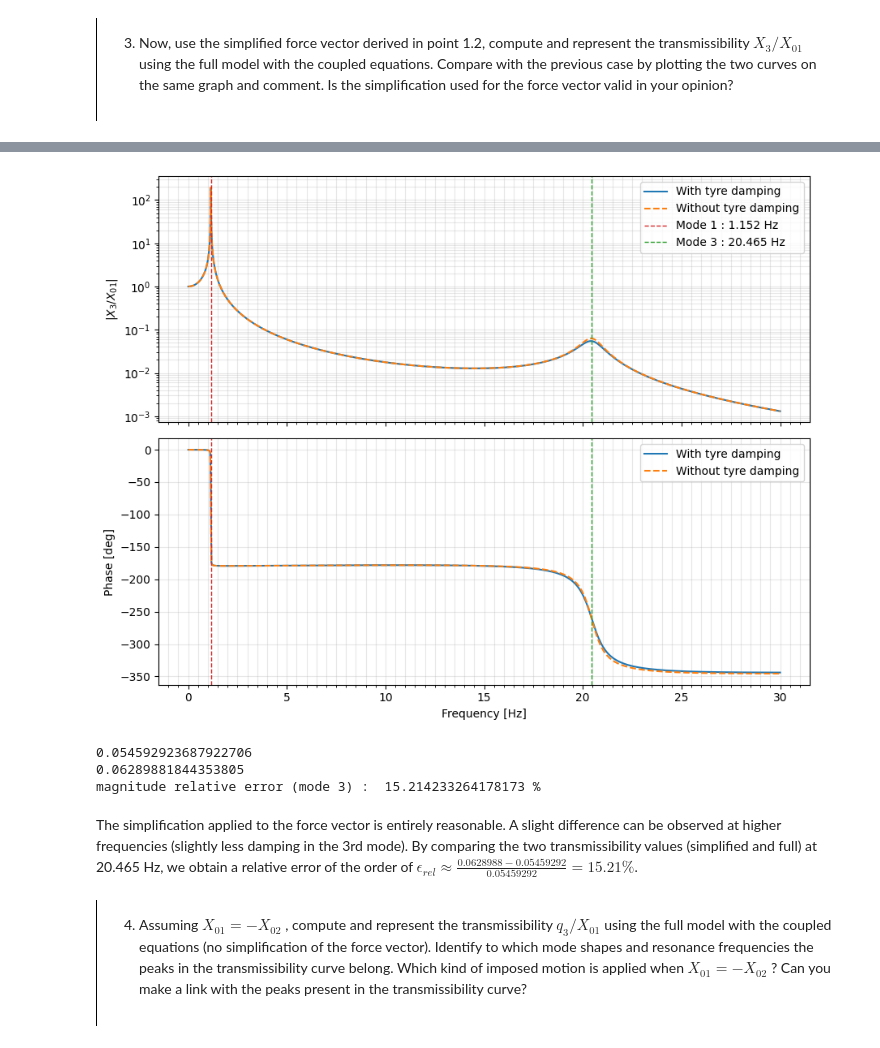
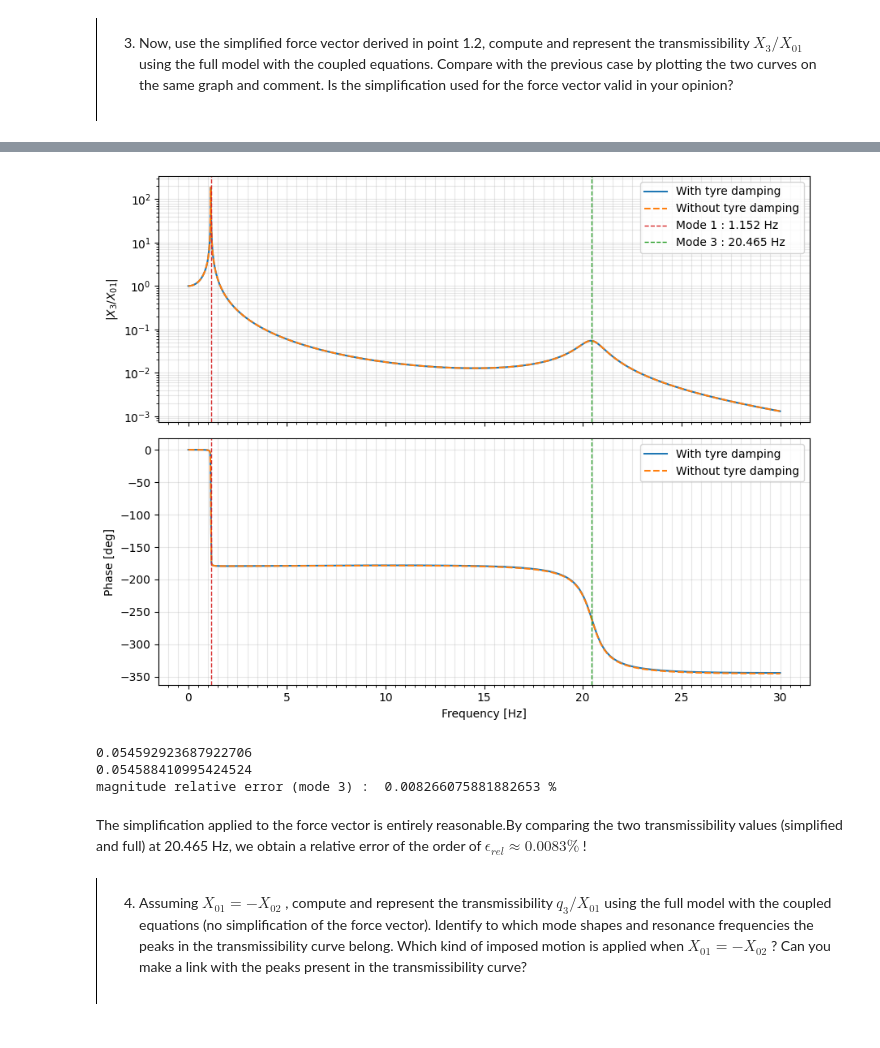
Before and after one commit to ruelenslais9-spec/MV2627_Exercises, a Jupyter notebook: Project2627/project.ipynb, the cells around one changed output, grey strips where cells are left out. Drawn from its saved outputs; the diff is of its cells as text; code cells hidden in the pictures.

```diff
--- a/Project2627/project.ipynb
+++ b/Project2627/project.ipynb
@@ -274,11 +286,20 @@ def transfer_function_computation(freq,m,b,k,M0,B0,K0) :
   transfer_function=2*(B0*1j*w+K0)*(b*1j*w+k)/((-m*w*w+1j*w*b+k)*(-M0*w*w+1j*2*w*B0+2*K0)-(B0*1j*w+K0)*M0*w*w)
   return transfer_function
 
+#to compute with ONLY the force vector simplification !!! (we do not say b=0 in the system dynamic but only in the force vector !)
+def transfer_function_simplify_computation(freq,m,b,k,M0,B0,K0) :
+  w=2*np.pi*freq
+  transfer_function_simplify=2*(B0*1j*w+K0)*k/((-m*w*w+1j*w*b+k)*(-M0*w*w+1j*2*w*B0+2*K0)-(B0*1j*w+K0)*M0*w*w)
+  return transfer_function_simplify
+
 #full model initialisation
 freq=np.linspace(0.01,30,1000)
 transfer_function = np.zeros(np.size(freq),dtype=complex)
+transfer_function_simplify = np.zeros(np.size(freq),dtype=complex)
 transfer_function_magnitude = np.zeros(np.size(freq))
 transfer_function_phase = np.zeros(np.size(freq))
+transfer_function_simplify_magnitude = np.zeros(np.size(freq))
+transfer_function_simplify_phase = np.zeros(np.size(freq))
 
 #simplify model initialisation
 transfer_function_simplify = np.zeros(np.size(freq),dtype=complex)
@@ -288,7 +309,7 @@ transfer_function_simplify_phase = np.zeros(np.size(freq))
 #then we evaluate for each freq and for both model the transfer function value (complex)
 for i in range (np.size(freq)) :
   transfer_function[i]=transfer_function_computation(freq[i],m,b,k,M0,B0,K0)
-  transfer_function_simplify[i]=transfer_function_computation(freq[i],m,0,k,M0,B0,K0)  #here we just say "b=0" in the function argument to simplify our force vector* (neglecting tyre damping)
+  transfer_function_simplify[i]=transfer_function_simplify_computation(freq[i],m,b,k,M0,B0,K0)
 
 #then we take the full vector of complex number evaluated in the loop and we compute the modulus and the phase for the full and simplify model
 transfer_function_magnitude=np.abs(transfer_function)
@@ -297,10 +318,6 @@ transfer_function_phase=np.unwrap(np.angle(transfer_function)) * 180/np.pi #unwr
 transfer_function_simplify_magnitude=np.abs(transfer_function_simplify)
 transfer_function_simplify_phase=np.unwrap(np.angle(transfer_function_simplify)) * 180/np.pi
 
-
-#*I want to discuss a bit about our assumption : in the question, it is asked to use the force simplification (which was to say "oh ok let's set b=0 (no tyre damping)" to get rid of the frequency dependance.)
-# But the simplification of the force vector would implies to also simplify the dynamics of the system (because setting b=0 for the force but letting it exist for the dynamics feels weird...). Then, I don't know if it was expected to
-#just set b=0 in the force vector (my reading of the question) and keeping it in the system dynamics or just b=0 for the whole system
 
 
 #============== plot section =================== (Use of AI here to generate structurate plot)
@@ -321,42 +338,42 @@ ax1.semilogy(freq, transfer_function_simplify_magnitude,
 ax1.set_ylabel(r'$|X_3/X_{01}|$')
 ax1.grid(True, which='both', alpha=0.3)
 
 # Phase plot
 ax2.plot(freq, transfer_function_phase,
          color='tab:blue', label='With tyre damping')
 
 ax2.plot(freq, transfer_function_simplify_phase,
          color='tab:orange', linestyle='--', label='Without tyre damping')
 
 ax2.set_ylabel('Phase [deg]')
 ax2.set_xlabel('Frequency [Hz]')
 ax2.grid(True, which='both', alpha=0.3)
 
 # Plot of the eigen frequencies
 for f0, lab, c in zip(f_modes, labels, colors):
     ax1.axvline(f0, color=c, ls='--', lw=1, label=lab)
     ax2.axvline(f0, color=c, ls='--', lw=1)
     ax1.xaxis.set_minor_locator(MultipleLocator(0.5))
 
 ax1.legend()
 ax2.legend()
 
 plt.tight_layout()
 plt.show()
 
 #We are just evaluating the TF at the third mode (where the discrepency is visible between the two models) to compute the relative error
 f0 = 20.465
 print(abs(transfer_function_computation(f0, m, b, k, M0, B0, K0)))   # Full model
-print(abs(transfer_function_computation(f0, m, 0, k, M0, B0, K0)))   # No tyre damping (b=0) model
-rel_error=(abs(transfer_function_computation(f0, m, 0, k, M0, B0, K0))-abs(transfer_function_computation(f0, m, b, k, M0, B0, K0)))/abs(transfer_function_computation(f0, m, b, k, M0, B0, K0))*100 #in percent
-print('magnitude relative error (mode 3) : ',rel_error,'%')
+print(abs(transfer_function_simplify_computation(f0, m, b, k, M0, B0, K0)))   # No tyre damping (b=0 in the force) model
+rel_error=(abs(transfer_function_simplify_computation(f0, m, b, k, M0, B0, K0))-abs(transfer_function_computation(f0, m, b, k, M0, B0, K0)))/abs(transfer_function_computation(f0, m, b, k, M0, B0, K0))*100 #in percent
+print('magnitude relative error (mode 3) : ',abs(rel_error),'%')
 # %% [output]
-[figure, old version]
+[figure, new version]
 0.054592923687922706
-0.06289881844353805
-magnitude relative error (mode 3) :  15.214233264178173 %
+0.054588410995424524
+magnitude relative error (mode 3) :  0.008266075881882653 %
 # %% [markdown]
-The simplification applied to the force vector is entirely reasonable. A slight difference can be observed at higher frequencies (slightly less damping in the 3rd mode). By comparing the two transmissibility values (simplified and full) at 20.465 Hz, we obtain a relative error of the order of $\epsilon_{rel}\approx\frac{0.0628988-0.05459292}{0.05459292}=15.21\%$.
+The simplification applied to the force vector is entirely reasonable.By comparing the two transmissibility values (simplified and full) at 20.465 Hz, we obtain a relative error of the order of $\epsilon_{rel}\approx0.0083\%$ !
 # %% [markdown]
 <div style="border-left: 1px solid black; padding: 1em; margin: 1em 0;">
 
```
Also changed, not shown: parts of 7 cells of this notebook.
